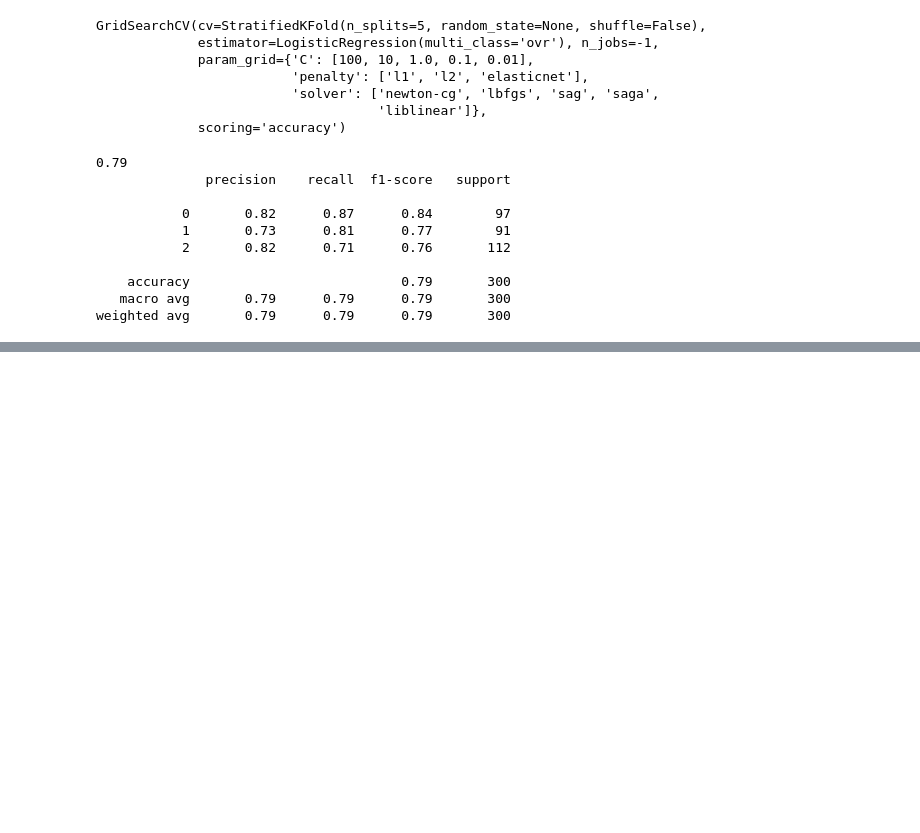
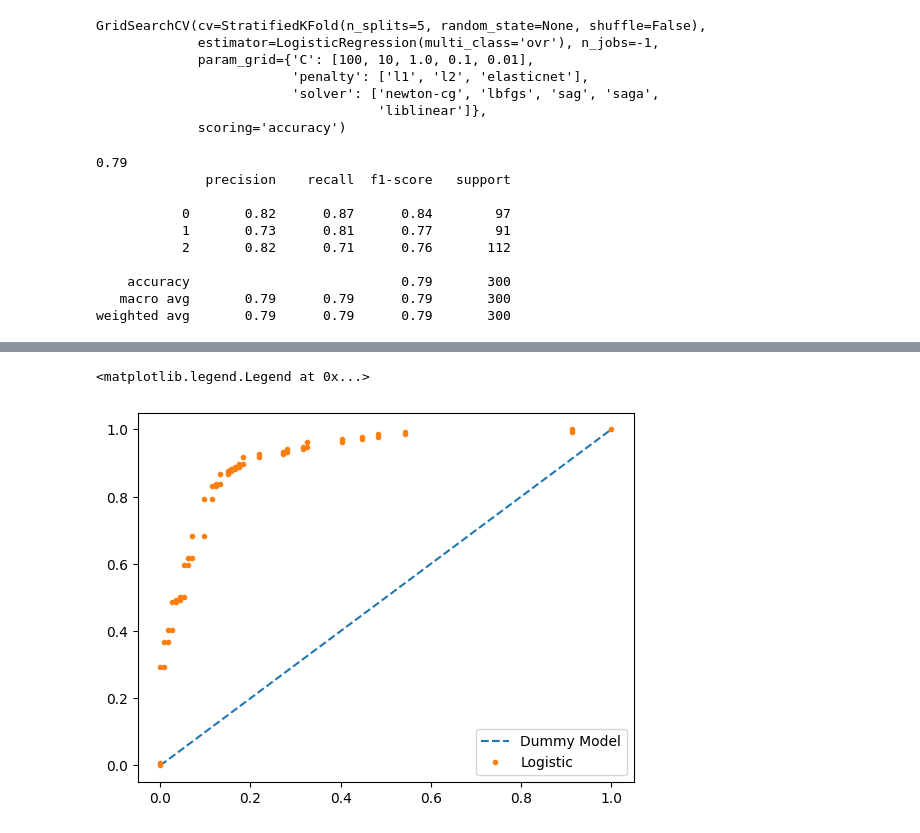
Before and after one commit to HanniKanchap/ML, a Jupyter notebook: Supervised_ML/Classification/Logistic_Regression(Multiclass).ipynb, the cells around one changed output, grey strips where cells are left out. Saved outputs shown, nothing was run; the diff lists cells and outputs as text; code cells hidden in the pictures; blank space fills up the shorter version.

Commit message:
Logistic imbalance dataset handling

```diff
--- a/Supervised_ML/Classification/Logistic_Regression(Multiclass).ipynb
+++ b/Supervised_ML/Classification/Logistic_Regression(Multiclass).ipynb
@@ -133,0 +307,2 @@ weighted avg       0.79      0.79      0.79       300
+# %%
+model.fit(X_train,y_train)
@@ -133,0 +311,4 @@ weighted avg       0.79      0.79      0.79       300
+# %%
+model_prob = model.predict_proba(X_test)
+# %%
+model_prob = model_prob[:,1]
@@ -133,0 +323,3 @@ weighted avg       0.79      0.79      0.79       300
+# %%
+dummy_fpr , dummy_tpr ,_= roc_curve(y_test,dummy_model)
+model_fpr , model_tpr ,thresholds= roc_curve(y_test,model_prob)
@@ -133,0 +344,7 @@ weighted avg       0.79      0.79      0.79       300
+# %%
+pyplot.plot(dummy_fpr,dummy_tpr,"--",label = 'Dummy Model')
+pyplot.plot(model_fpr,model_tpr,".",label = 'Logistic')
+pyplot.legend()
+# %% [output]
+<matplotlib.legend.Legend at 0x...>
+[figure, added]
```
Also changed, not shown: parts of 32 cells of this notebook.
